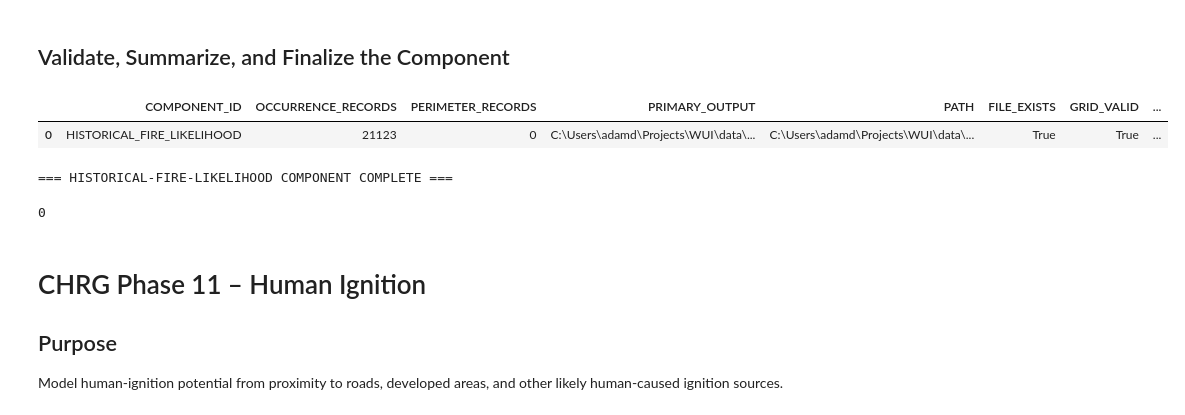
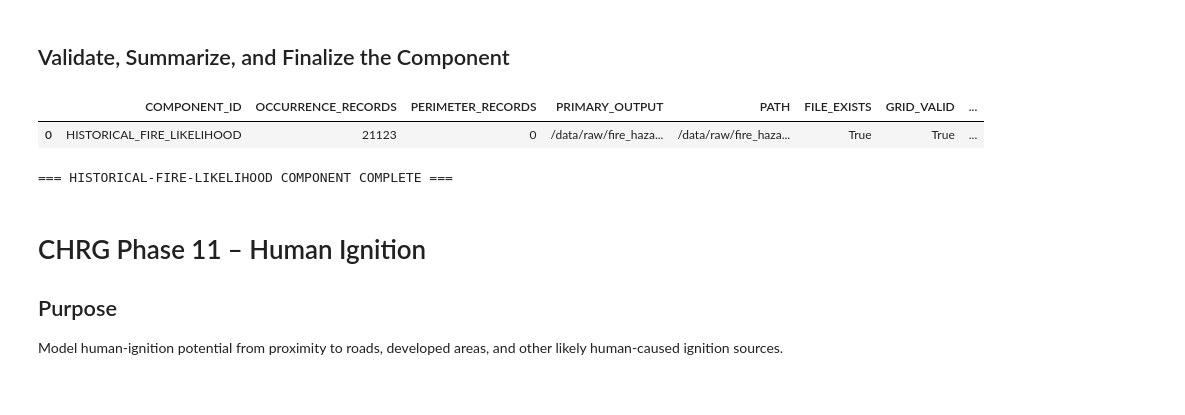
Before and after one commit to aval0311/utah-wui-exposure-analysis, a Jupyter notebook: notebooks/utah_wui_exposure_analysis.ipynb, the cells around one changed output. Saved outputs shown, nothing was run; the diff lists cells and outputs as text; code cells hidden in the pictures.

```diff
--- a/notebooks/utah_wui_exposure_analysis.ipynb
+++ b/notebooks/utah_wui_exposure_analysis.ipynb
@@ -41730,37 +41744,36 @@ fire_hazard_historical_summary = pd.DataFrame(
             **historical_validation
         }
     ]
 )
 # Define the metadata-table path used by later workflow review and validation.
 fire_hazard_historical_summary_path = (
     fire_hazard_remaining_metadata
     / 'historical_fire_likelihood_summary.csv'
 )
 # Export the historical-fire QA summary for downstream phases.
 fire_hazard_historical_summary.to_csv(
     fire_hazard_historical_summary_path,
     index=False
 )
 
 # Stop execution if the exported historical-fire component failed validation.
 if not fire_hazard_historical_fire_component_finalized:
     raise ValueError('The historical-fire component failed validation.')
 
 # Display the final component summary for notebook-level QA review.
 display(fire_hazard_historical_summary)
 # Announce successful completion of the historical-fire-likelihood workflow.
 print('=== HISTORICAL-FIRE-LIKELIHOOD COMPONENT COMPLETE ===')
 
 # Release large intermediate arrays after the component has been finalized.
 del occurrence_count, burn_frequency, occurrence_density
 del occurrence_hazard, burn_hazard, historical_hazard
 # Request garbage collection after removing large raster intermediates.
-gc.collect()
+_ = gc.collect()
 # %% [output]
 |  | COMPONENT_ID | OCCURRENCE_RECORDS | PERIMETER_RECORDS | PRIMARY_OUTPUT | PATH | FILE_EXISTS | GRID_VALID | ... |
-| 0 | HISTORICAL_FIRE_LIKELIHOOD | 21123 | 0 | C:\Users\adamd\Projects\WUI\data\... | C:\Users\adamd\Projects\WUI\data\... | True | True | ... |
+| 0 | HISTORICAL_FIRE_LIKELIHOOD | 21123 | 0 | /data/raw/fire_haza... | /data/raw/fire_haza... | True | True | ... |
 === HISTORICAL-FIRE-LIKELIHOOD COMPONENT COMPLETE ===
-0
 # %% [markdown]
 # CHRG Phase 11 – Human Ignition
 
```
Also changed, not shown: parts of 78 cells of this notebook.
